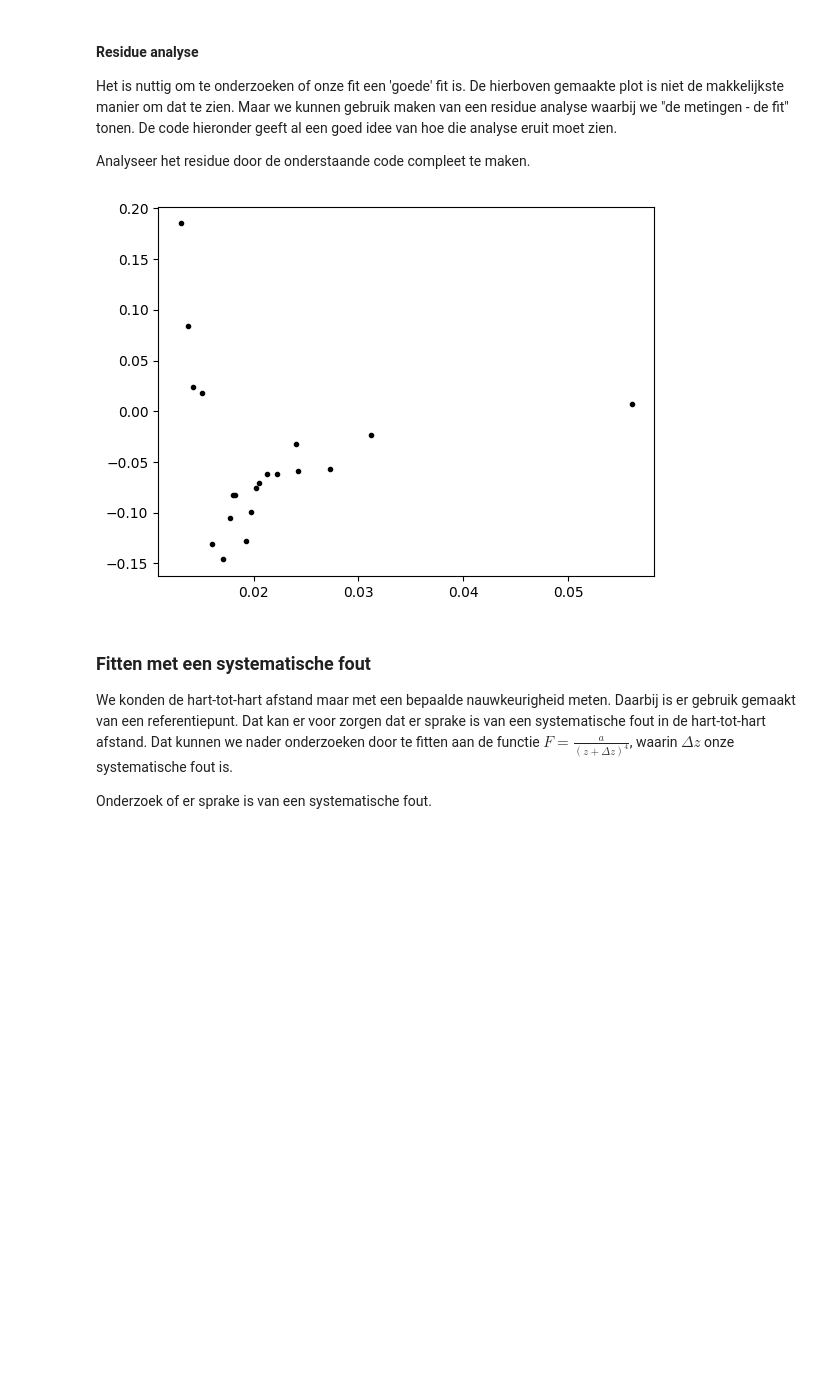
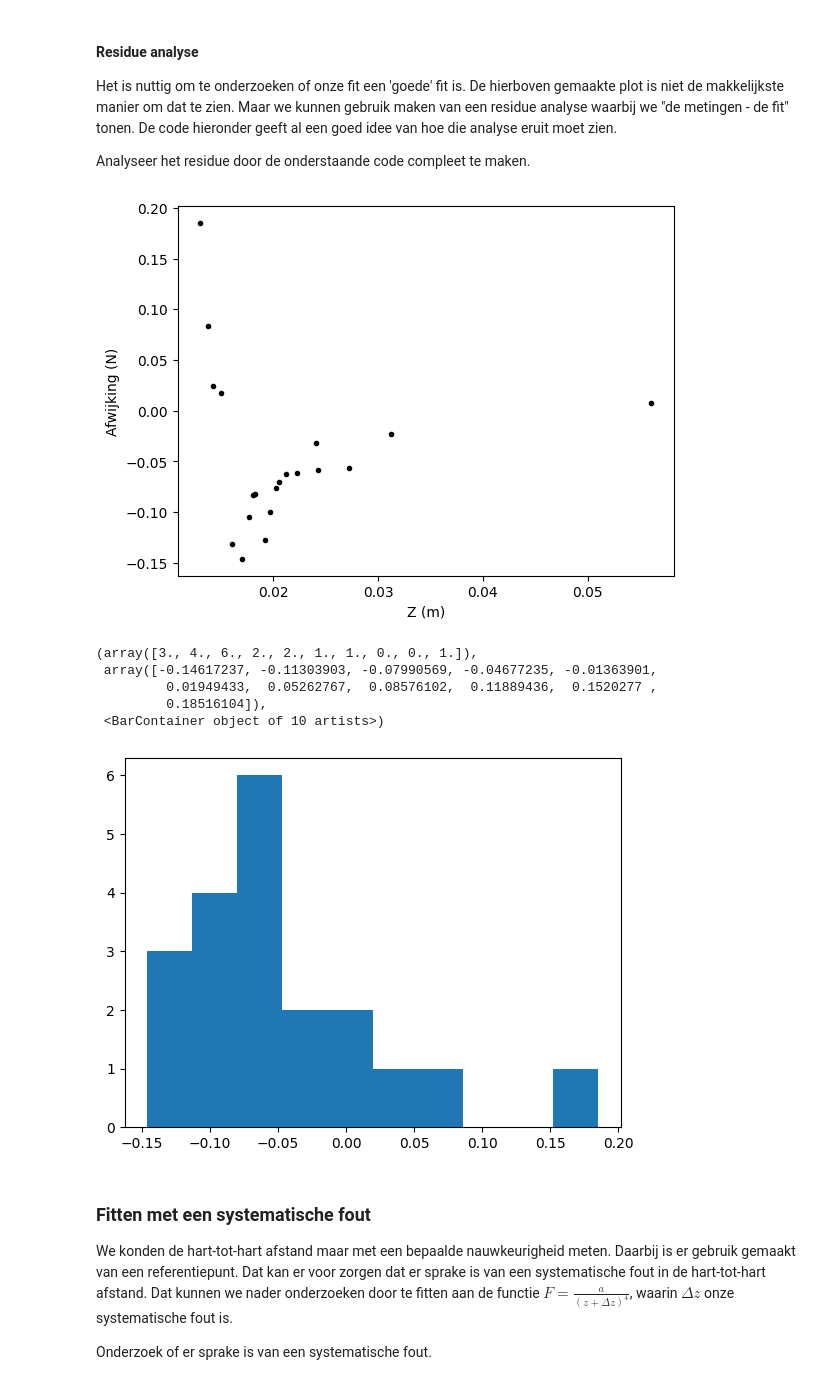
Before and after one commit to Emcrypted-Dev/practicum131023, a Jupyter notebook: IE1_labjournaal_NL.ipynb, the cells around one changed output. Drawn from its saved outputs; the diff is of its cells as text; code cells hidden in the pictures; blank space fills up the shorter version.

```diff
--- a/IE1_labjournaal_NL.ipynb
+++ b/IE1_labjournaal_NL.ipynb
@@ -216,11 +216,21 @@ Analyseer het residue door de onderstaande code compleet te maken.
 # %%
 # Residue analyse
 plt.figure()
 plt.plot(z, func(z, popt[0]) - F, 'k.', linewidth=1)
+plt.xlabel("Z (m)")
+plt.ylabel("Afwijking (N)")
 plt.show()
+plt.figure()
+plt.hist((func(z, popt[0]) - F))
 #Geen duidelijke systematische afwijking te ontdekken
 # %% [output]
-[figure, old version]
+[figure, new version]
+(array([3., 4., 6., 2., 2., 1., 1., 0., 0., 1.]),
+ array([-0.14617237, -0.11303903, -0.07990569, -0.04677235, -0.01363901,
+         0.01949433,  0.05262767,  0.08576102,  0.11889436,  0.1520277 ,
+         0.18516104]),
+ <BarContainer object of 10 artists>)
+[figure, added]
 # %% [markdown]
 ### Fitten met een systematische fout
 We konden de hart-tot-hart afstand maar met een bepaalde nauwkeurigheid meten. Daarbij is er gebruik gemaakt van een referentiepunt. Dat kan er voor zorgen dat er sprake is van een systematische fout in de hart-tot-hart afstand. Dat kunnen we nader onderzoeken door te fitten aan de functie $F=\frac{a}{(z+\Delta z)^4}$, waarin $\Delta z$ onze systematische fout is.
```
Also changed, not shown: parts of 10 cells of this notebook, 2 other files.
